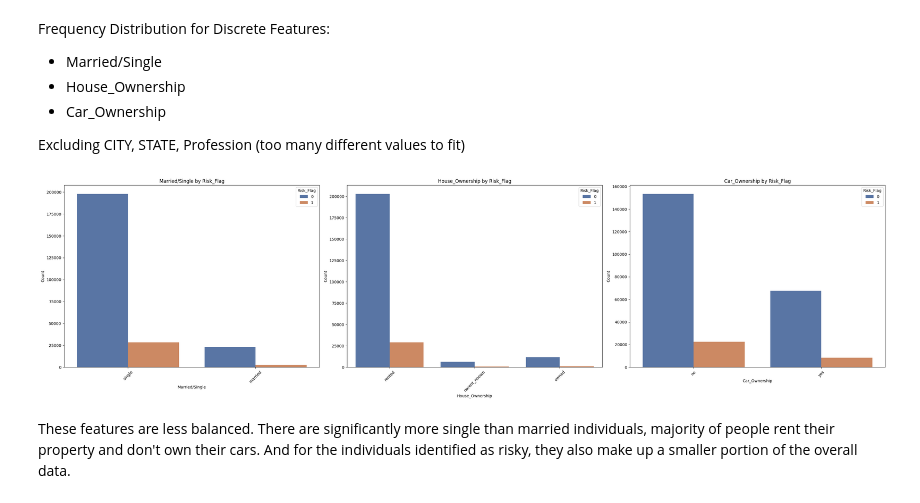
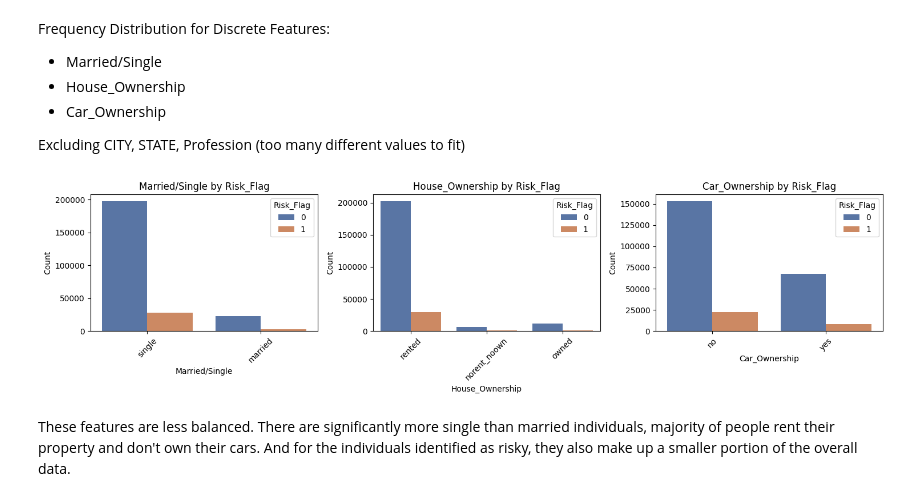
Before and after one commit to thesamarthkumar/Loan-Approval-Prediction, a Jupyter notebook: preprocessing.ipynb, the cells around one changed output. Drawn from its saved outputs; the diff is of its cells as text; code cells hidden in the pictures.

Commit message:
Fixing some of the plots that were difficult to read due to sizing.

```diff
--- a/preprocessing.ipynb
+++ b/preprocessing.ipynb
@@ -96,24 +96,24 @@ Excluding CITY, STATE, Profession (too many different values to fit)
 # %%
 discrete_features = ['Married/Single', 'House_Ownership', 'Car_Ownership']
 
 rows = math.ceil(len(discrete_features) / 3)
-fig, axes = plt.subplots(rows, 3, figsize=(3 * 5 * 2, rows * 4 * 2))
+fig, axes = plt.subplots(rows, 3, figsize=(3 * 5, rows * 4))
 axes = axes.flatten()
 for i, feature in enumerate(discrete_features):
     sns.countplot(x=feature, data=data, hue='Risk_Flag', ax=axes[i], palette='deep')
     axes[i].set_title(f"{feature} by Risk_Flag")
     axes[i].set_xlabel(feature)
     axes[i].set_ylabel("Count")
     axes[i].tick_params(axis='x', rotation=45)
 
 # Remove empty subplots.
 for j in range(i + 1, len(axes)):
     fig.delaxes(axes[j])
 
 plt.tight_layout()
 plt.show()
 # %% [output]
-[figure, old version]
+[figure, new version]
 # %% [markdown]
 These features are less balanced. There are significantly more single than married individuals, majority of people rent their property and don't own their cars. And for the individuals identified as risky, they also make up a smaller portion of the overall data.
 # %% [markdown]
```
